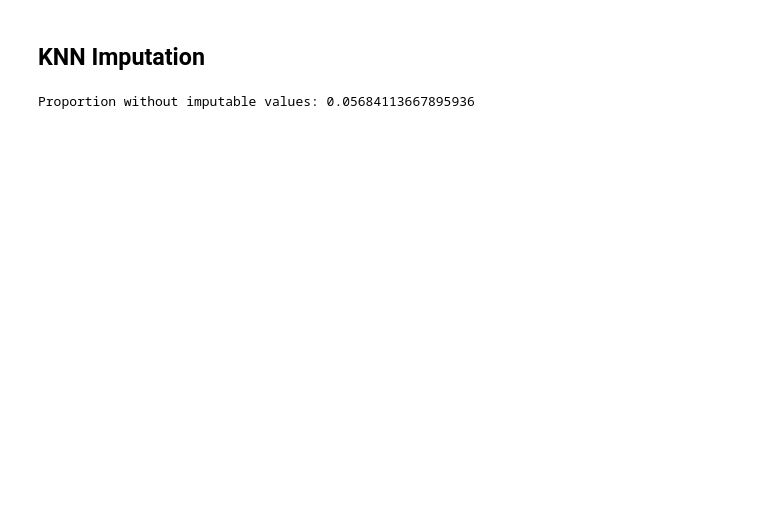
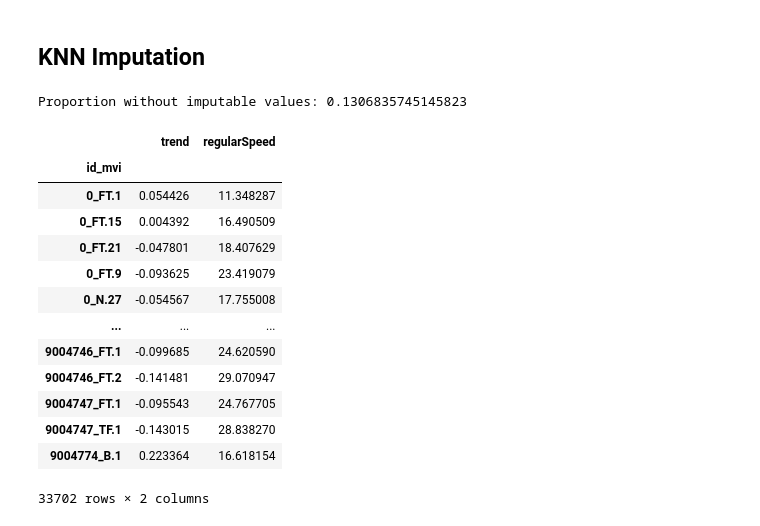
Before and after one commit to EL-BID/PredictToDo, a Jupyter notebook: notebooks/connected_components_analysis.ipynb, the cells around one changed output. Drawn from its saved outputs; the diff is of its cells as text; code cells hidden in the pictures; blank space fills up the shorter version.

Commit message:
Imputatation data

```diff
--- a/notebooks/connected_components_analysis.ipynb
+++ b/notebooks/connected_components_analysis.ipynb
@@ -70,40 +70,55 @@ m
 # %% [markdown]
 ## KNN Imputation
 # %%
+# Type of street for each street segment (node in the graph)
+index = nx.get_node_attributes(base_graph, "MVITIPO").keys()
+values = nx.get_node_attributes(base_graph, "MVITIPO").values()
+street_types = (
+    pd.DataFrame({"node_id": index, "street_type": values})
+    .replace({" ": "Null"})
+    .set_index("node_id")
+)
+
 k_hops = 10
 # This dictionary will store the final results
 # Keys: Node ID
 # Values: A dictionary with the mean trend and regulgarSpeed of its neighbors
-neighbor_features_dict: dict[str, dict[str, float]] = {}
+neighbor_features: dict[str, dict[str, float]] = {}
+neighbor_nodes_with_data: dict[str, list[str]] = {}
 
 # Iterate over each node in the graph
 for node in tqdm(base_graph.nodes()):
     if node in disconnected_nodes:
         # If the node is disconnected, we skip it
-        neighbor_features_dict[node] = {
-            'mean_trend': np.nan,
-            'mean_regularSpeed': np.nan
-        }
+        neighbor_features[node] = {"mean_trend": np.nan, "mean_regularSpeed": np.nan}
         continue
     k_hop_subgraph = nx.ego_graph(base_graph, node, radius=k_hops)
     neighbors = list(k_hop_subgraph.nodes())
-    neighbors_with_data = [n for n in neighbors if n in mean_features.index]
+    # Filter neighbors to only those that have the same stree type as the node
+    node_street_type = street_types.loc[node, "street_type"]
+    neighbors = [
+        n
+        for n in neighbors
+        if street_types.loc[n, "street_type"] == node_street_type
+        and n in mean_features.index
+    ]
+    neighbor_nodes_with_data[node] = neighbors
     # Check if the node has any neighbors
-    if neighbors_with_data:
-        neighbor_df = mean_features.loc[neighbors_with_data]
+    if neighbors:
+        neighbor_df = mean_features.loc[neighbors]
 
-        neighbor_features_dict[node] = {
-            'mean_trend': neighbor_df['trend'].mean(),
-            'mean_regularSpeed': neighbor_df['regularSpeed'].mean()
+        neighbor_features[node] = {
+            "mean_trend": neighbor_df["trend"].mean(),
+            "mean_regularSpeed": neighbor_df["regularSpeed"].mean(),
         }
     else:
         # We assign NaN if the node has no neighbors with data
-        neighbor_features_dict[node] = {
-            'mean_trend': np.nan,
-            'mean_regularSpeed': np.nan
-        }
+        neighbor_features[node] = {"mean_trend": np.nan, "mean_regularSpeed": np.nan}
 
-neighbor_features = pd.DataFrame.from_dict(neighbor_features_dict, orient='index')
-print("Proportion without imputable values:", neighbor_features.isna().sum().iloc[0] / len(neighbor_features))
+neighbor_features_df = pd.DataFrame.from_dict(neighbor_features, orient="index")
+print(
+    "Proportion without imputable values:",
+    neighbor_features_df.isna().sum().iloc[0] / len(neighbor_features_df),
+)
 # %% [output]
-Proportion without imputable values: 0.05684113667895936
+Proportion without imputable values: 0.1306835745145823
@@ -109,0 +134,17 @@ Proportion without imputable values: 0.05684113667895936
+# %%
+mean_features
+# %% [output]
+|  | trend | regularSpeed |
+| id_mvi |  |  |
+| 0_FT.1 | 0.054426 | 11.348287 |
+| 0_FT.15 | 0.004392 | 16.490509 |
+| 0_FT.21 | -0.047801 | 18.407629 |
+| 0_FT.9 | -0.093625 | 23.419079 |
+| 0_N.27 | -0.054567 | 17.755008 |
+| ... | ... | ... |
+| 9004746_FT.1 | -0.099685 | 24.620590 |
+| 9004746_FT.2 | -0.141481 | 29.070947 |
+| 9004747_FT.1 | -0.095543 | 24.767705 |
+| 9004747_TF.1 | -0.143015 | 28.838270 |
+| 9004774_B.1 | 0.223364 | 16.618154 |
+33702 rows × 2 columns
```
Also changed, not shown: parts of 6 cells of this notebook, 1 other file.
